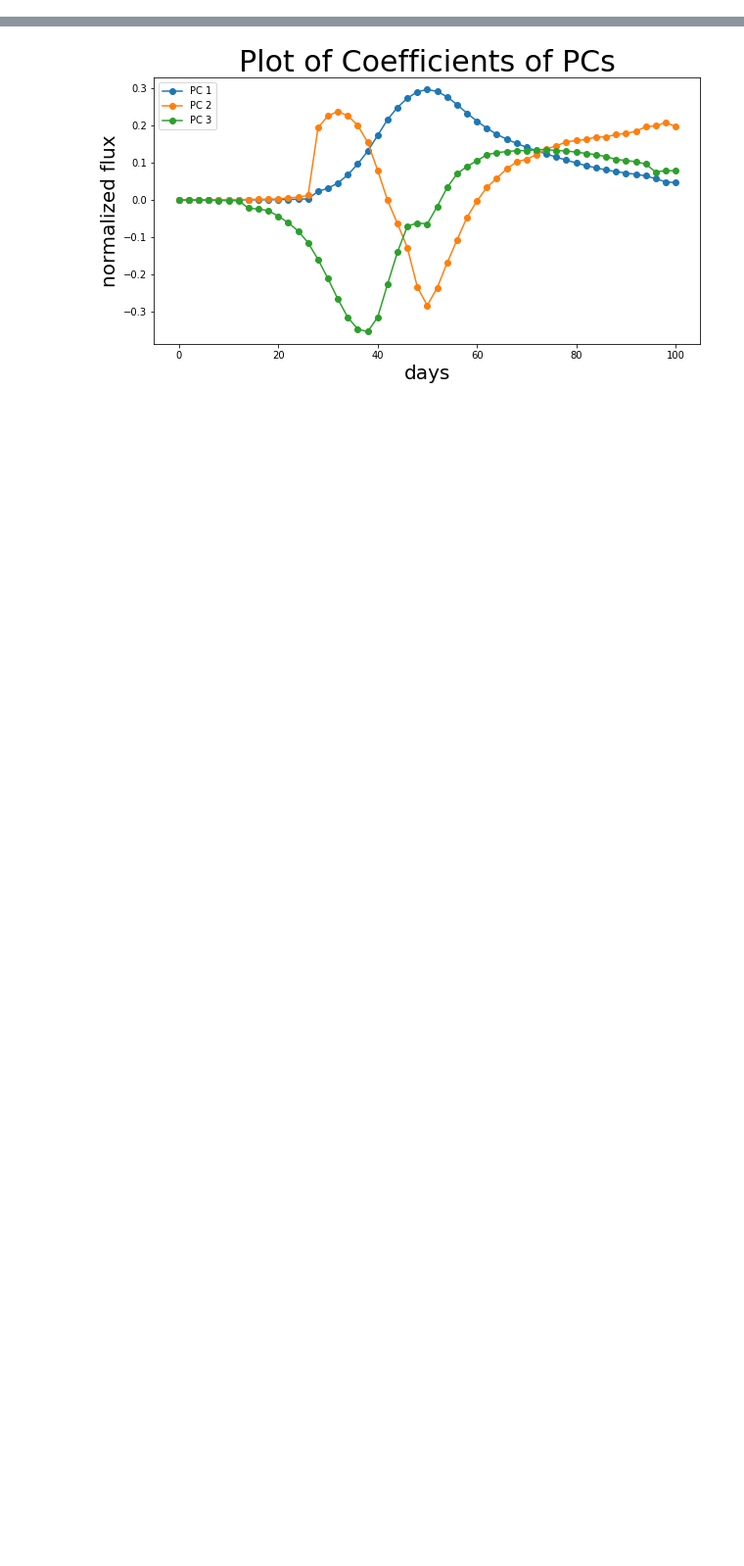
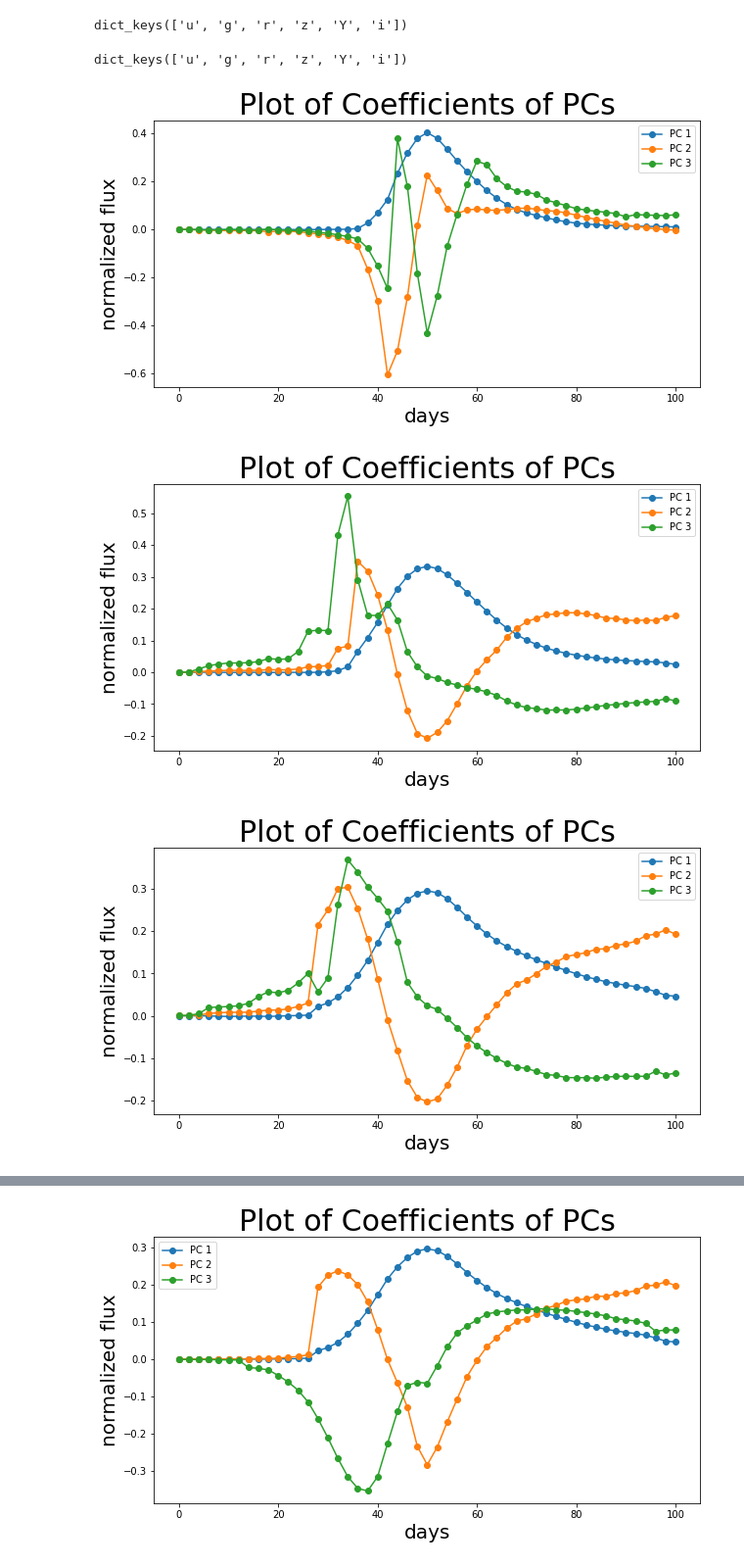
Before and after one commit to Biswa-10/Kilonova, a Jupyter notebook: Generate_PCs.ipynb, the cells around one changed output, grey strips where cells are left out. Shown at 98% size. Drawn from its saved outputs; the diff is of its cells as text; code cells hidden in the pictures; blank space fills up the shorter version.

Commit message:
changes to base class for better plots

```diff
--- a/Generate_PCs.ipynb
+++ b/Generate_PCs.ipynb
@@ -58,0 +8,3 @@ filters = {0:'u',1:'g',2:'r',3:'i',4:'z',5:'y'}
+# %%
+data_ob = load_RESSPECT_data()
+object_ids = data_ob.get_all_object_ids()
@@ -59,2 +33,5 @@ filters = {0:'u',1:'g',2:'r',3:'i',4:'z',5:'y'}
 # %%
 from LightCurve import LightCurve
+# %%
+number_of_days_in_lc = 100
+time_step=2
@@ -60,0 +167,3 @@ from LightCurve import LightCurve
+# %%
+final_array = gen_all_band_diff_maxpt_PCs()
+print(final_array.keys())
@@ -60,0 +178,8 @@ from LightCurve import LightCurve
+# %%
+PC_dict = {}
+
+for pb_name in data_ob.band_map.keys():
+    pca = PCA(n_components=10)
+    pca.fit(final_array[pb_name])
+    PC_dict[pb_name] = pca.components_
+    print(PC_dict[pb_name].shape)
@@ -60,0 +193,28 @@ from LightCurve import LightCurve
+# %%
+print(PC_dict.keys())
+# %% [output]
+dict_keys(['u', 'g', 'r', 'z', 'Y', 'i'])
+# %%
+data_ob.band_map.keys()
+# %% [output]
+dict_keys(['u', 'g', 'r', 'z', 'Y', 'i'])
+# %%
+for band in data_ob.band_map.keys():
+    PCs= PC_dict[band]
+    fig = plt.figure(figsize=(10,5))
+    for i in range(3):
+        PC = PCs[i]
+        x = np.arange(0,102,2)
+        plt.plot(x,PC,marker='o',label = "PC "+str(i+1))
+
+    plt.xlabel("days", fontsize = 20)
+    plt.ylabel("normalized flux", fontsize=20)
+
+    plt.legend()
+    plt.title("Plot of Coefficients of PCs",fontsize=30)
+    #fig.savefig("Plot of PCs")
+    plt.show()
+# %% [output]
+[figure, added]
+[figure, added]
+[figure, added]
```
Also changed, not shown: parts of 29 cells of this notebook, 3 other files.
